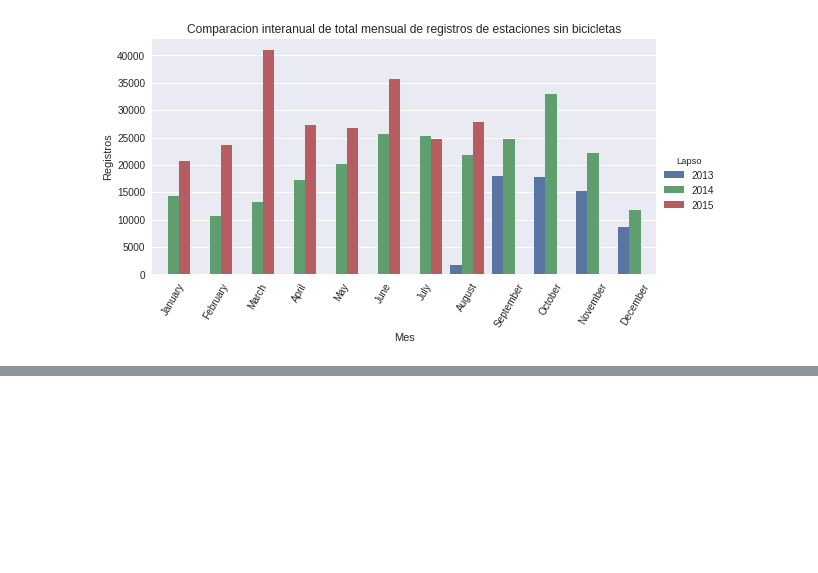
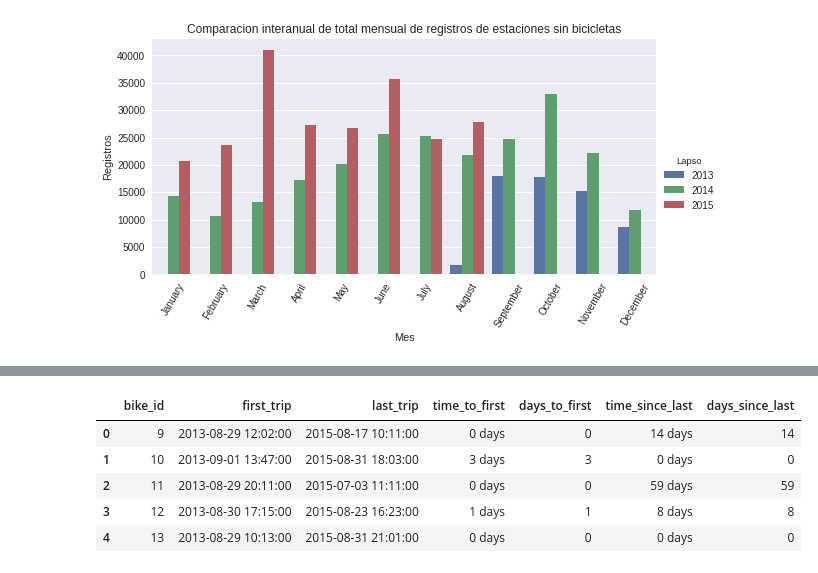
Before and after one commit to mreverter/datos-tp, a Jupyter notebook: TP1-Segunda Parte.ipynb, the cells around one changed output, grey strips where cells are left out. Saved outputs shown, nothing was run; the diff lists cells and outputs as text; code cells hidden in the pictures; blank space fills up the shorter version.

```diff
--- a/TP1-Segunda Parte.ipynb
+++ b/TP1-Segunda Parte.ipynb
@@ -300,0 +364,9 @@ g.set_xticklabels(rotation=60)
+# %%
+firstLastByBikeDf.head(5)
+# %% [output]
+|  | bike_id | first_trip | last_trip | time_to_first | days_to_first | time_since_last | days_since_last |
+| 0 | 9 | 2013-08-29 12:02:00 | 2015-08-17 10:11:00 | 0 days | 0 | 14 days | 14 |
+| 1 | 10 | 2013-09-01 13:47:00 | 2015-08-31 18:03:00 | 3 days | 3 | 0 days | 0 |
+| 2 | 11 | 2013-08-29 20:11:00 | 2015-07-03 11:11:00 | 0 days | 0 | 59 days | 59 |
+| 3 | 12 | 2013-08-30 17:15:00 | 2015-08-23 16:23:00 | 1 days | 1 | 8 days | 8 |
+| 4 | 13 | 2013-08-29 10:13:00 | 2015-08-31 21:01:00 | 0 days | 0 | 0 days | 0 |
```
Also changed, not shown: parts of 20 cells of this notebook.
